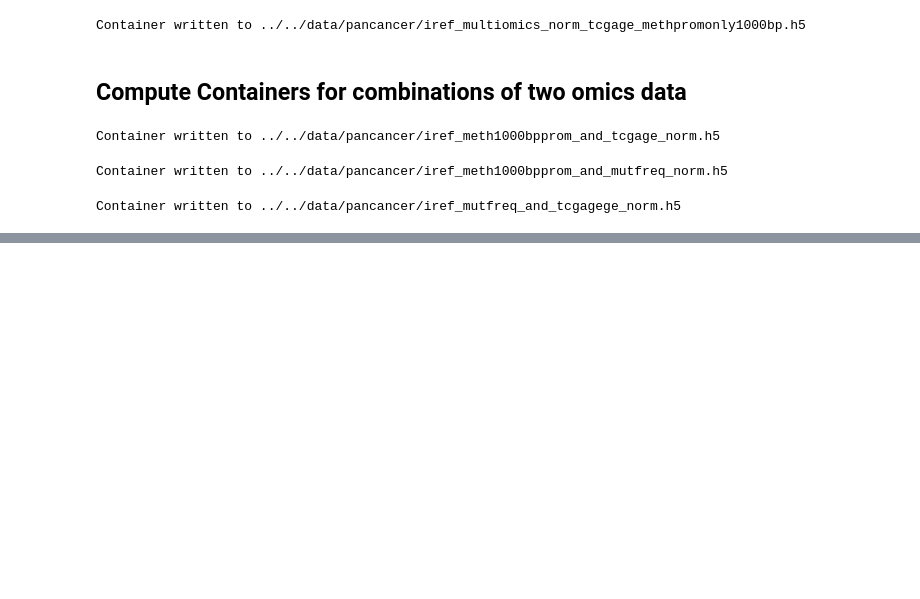
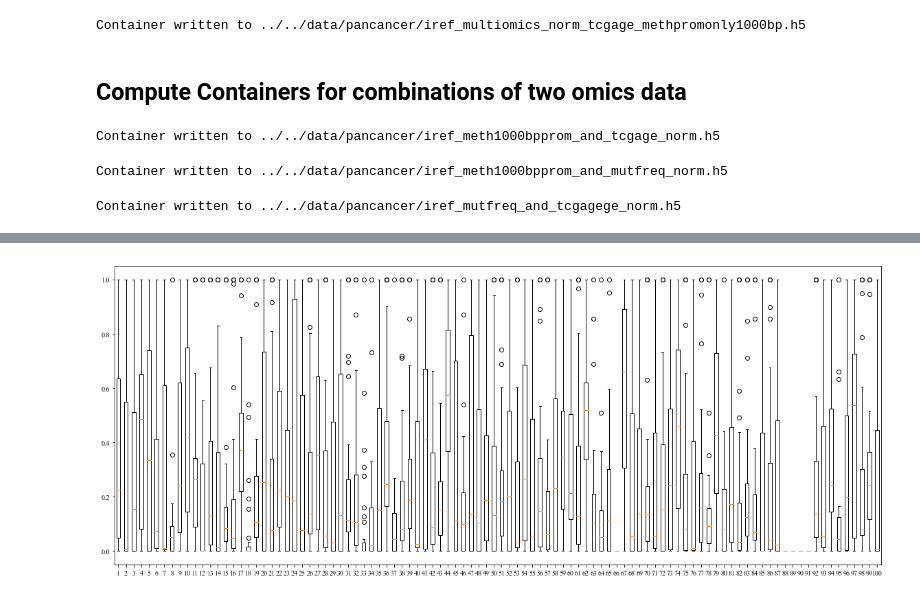
Before and after one commit to schulter/EMOGI, a Jupyter notebook: pancancer/preprocessing/build_multiomics_container.ipynb, the cells around one changed output, grey strips where cells are left out. Drawn from its saved outputs; the diff is of its cells as text; code cells hidden in the pictures; blank space fills up the shorter version.

```diff
--- a/pancancer/preprocessing/build_multiomics_container.ipynb
+++ b/pancancer/preprocessing/build_multiomics_container.ipynb
@@ -145,0 +170,5 @@ Container written to ../../data/pancancer/iref_mutfreq_and_tcgagege_norm.h5
+# %%
+fig = plt.figure(figsize=(20, 8))
+_ = plt.boxplot(features[:100].T)
+# %% [output]
+[figure, added]
```
Also changed, not shown: parts of 8 cells of this notebook.
